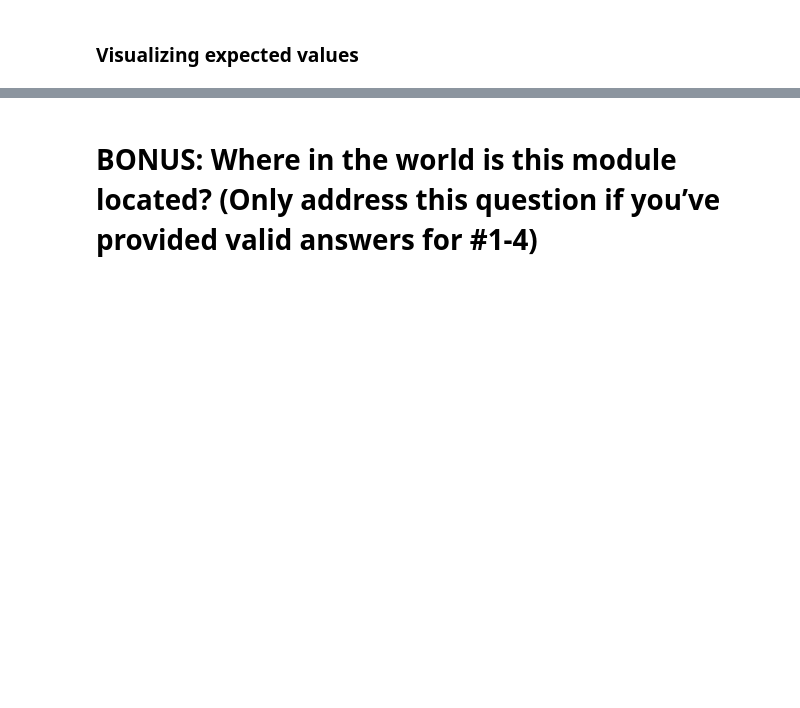
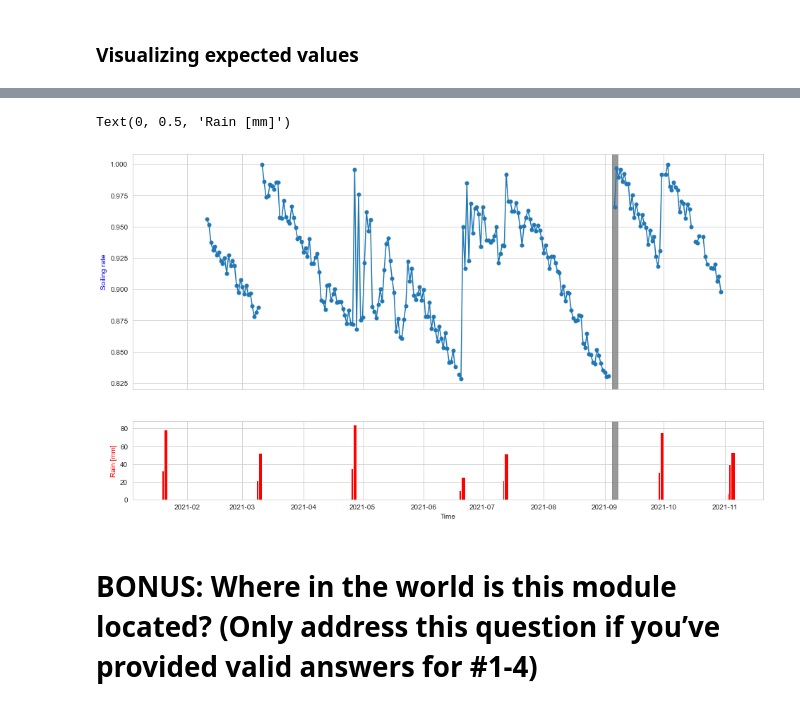
Before and after one commit to dorianguzman/Univers_solar, a Jupyter notebook: notebook/Dorian_Guzman.ipynb, the cells around one changed output, grey strips where cells are left out. Cells and saved outputs as stored; diff of their text form; code cells hidden in the pictures; blank space fills up the shorter version.

```diff
--- a/notebook/Dorian_Guzman.ipynb
+++ b/notebook/Dorian_Guzman.ipynb
@@ -233,3 +343,27 @@ From figure 1, we can observe that there is only one moment when there is no rai
+# %%
+daily_rate = soiling.calculate_daily_soiling_rate(df_rate)
+daily_rain = data_df.rain_mm.resample('D').mean()
+daily_rain = daily_rain[daily_rain>0]
+x = daily_rate.index
+x2 = daily_rain.index
+fig, axs = plt.subplots(2,1,figsize=(16,9), gridspec_kw={'height_ratios': [3, 1]}, sharex=True)
+axs[0].plot(x, daily_rate.S_ratio, marker = '.', markersize = 10)
+axs[1].bar(x=x2, height=daily_rain, color='red', width=2)
+# Add a vertical shaded area
+shaded_start_date = "2021-09-05"
+shaded_end_date = "2021-09-08"
+# Convert the date strings to datetime objects
+shaded_start_date = datetime.strptime(shaded_start_date, '%Y-%m-%d')
+shaded_end_date = datetime.strptime(shaded_end_date, '%Y-%m-%d')
+axs[0].axvspan(shaded_start_date, shaded_end_date, alpha=0.8, color='gray')
+axs[1].axvspan(shaded_start_date, shaded_end_date, alpha=0.8, color='gray')
+
+axs[1].set_xlabel('Time')
+axs[0].set_ylabel('Soiling rate', color='b')
+axs[1].set_ylabel('Rain [mm]', color='red')
+# %% [output]
+Text(0, 0.5, 'Rain [mm]')
+[figure, added]
 # %% [markdown]
 # BONUS: Where in the world is this module located? (Only address this question if you’ve provided valid answers for #1-4)
 # %% [markdown]
```
Also changed, not shown: parts of 35 cells of this notebook, 1 other file.
